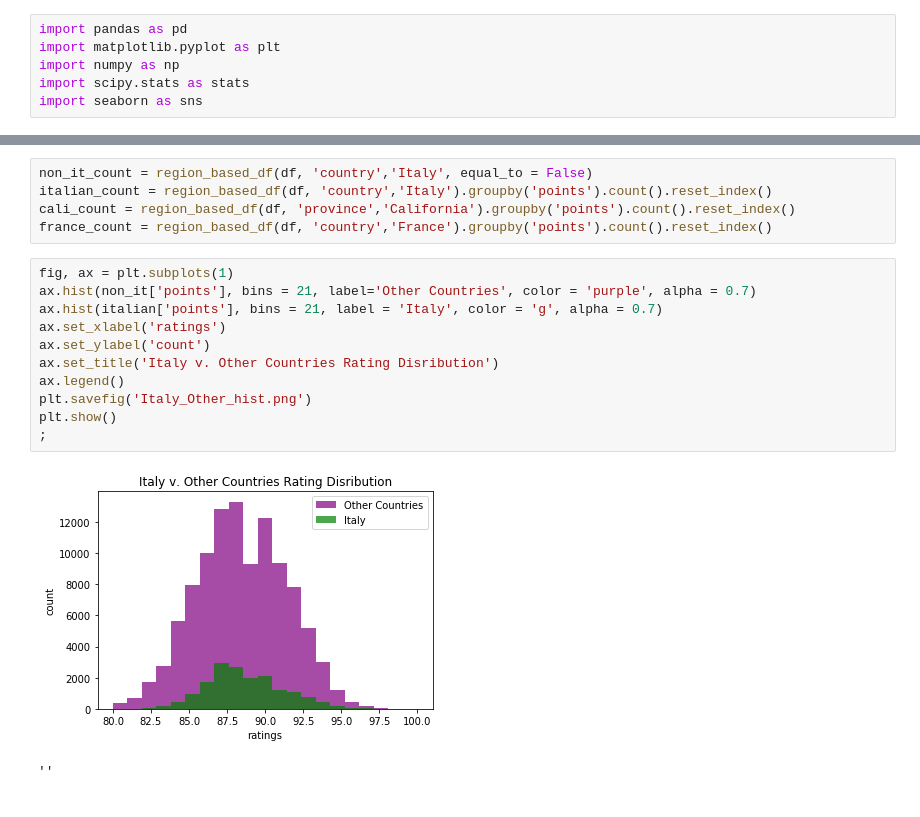
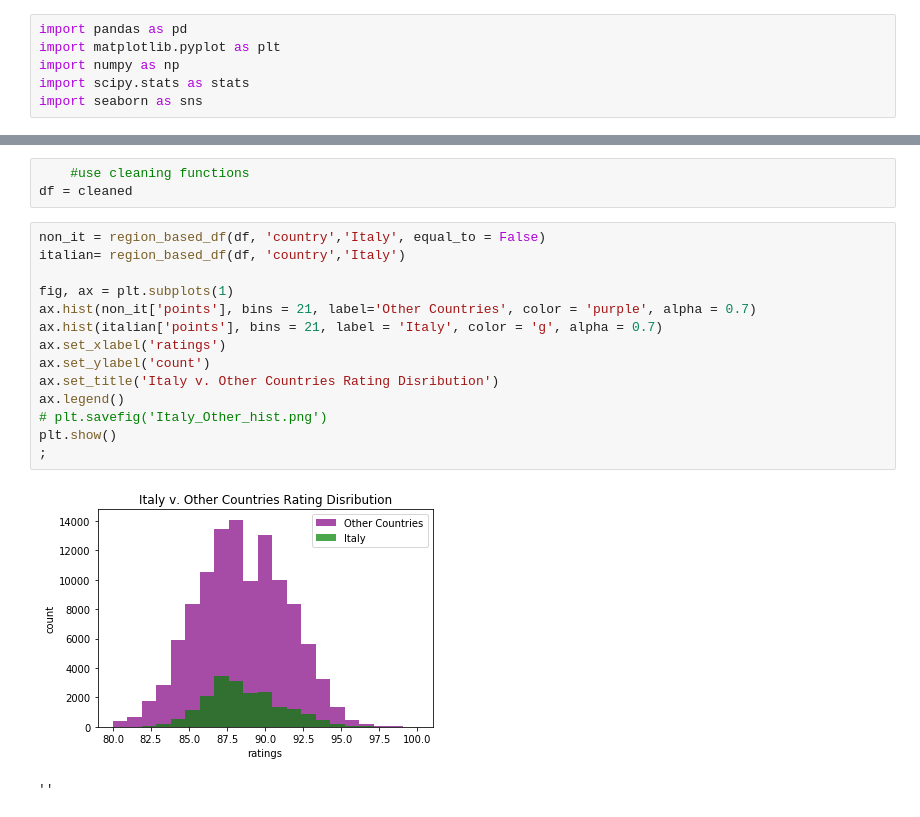
Before and after one commit to hberginc/wine_ratings_data_analysis, a Jupyter notebook: notebooks/hypotheses_visuals.ipynb, the cells around one changed output, grey strips where cells are left out. Saved outputs shown, nothing was run; the diff lists cells and outputs as text.

```diff
--- a/notebooks/hypotheses_visuals.ipynb
+++ b/notebooks/hypotheses_visuals.ipynb
@@ -45,20 +29,21 @@ df.head()
-# %%
-non_it_count = region_based_df(df, 'country','Italy', equal_to = False)
-italian_count = region_based_df(df, 'country','Italy').groupby('points').count().reset_index()
-cali_count = region_based_df(df, 'province','California').groupby('points').count().reset_index()
-france_count = region_based_df(df, 'country','France').groupby('points').count().reset_index()
+# %%
+    #use cleaning functions
+df = cleaned
 # %%
+non_it = region_based_df(df, 'country','Italy', equal_to = False)
+italian= region_based_df(df, 'country','Italy')
+
 fig, ax = plt.subplots(1)
 ax.hist(non_it['points'], bins = 21, label='Other Countries', color = 'purple', alpha = 0.7)
 ax.hist(italian['points'], bins = 21, label = 'Italy', color = 'g', alpha = 0.7)
 ax.set_xlabel('ratings')
 ax.set_ylabel('count')
 ax.set_title('Italy v. Other Countries Rating Disribution')
 ax.legend()
-plt.savefig('Italy_Other_hist.png')
+# plt.savefig('Italy_Other_hist.png')
 plt.show()
 ;
 # %% [output]
-[figure, old version]
+[figure, new version]
 ''
 # %%
```
Also changed, not shown: parts of 9 cells of this notebook, 6 other files.
